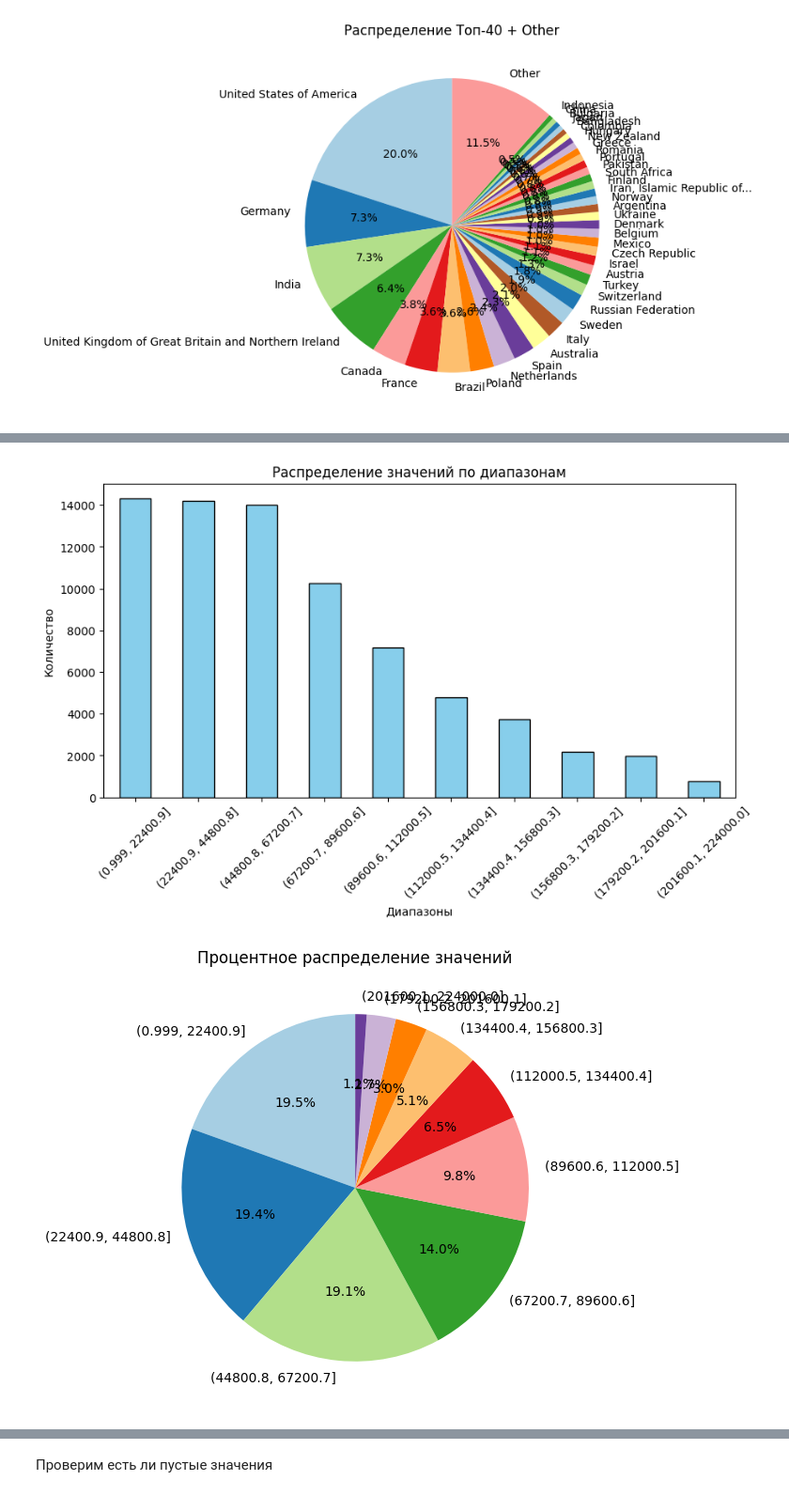
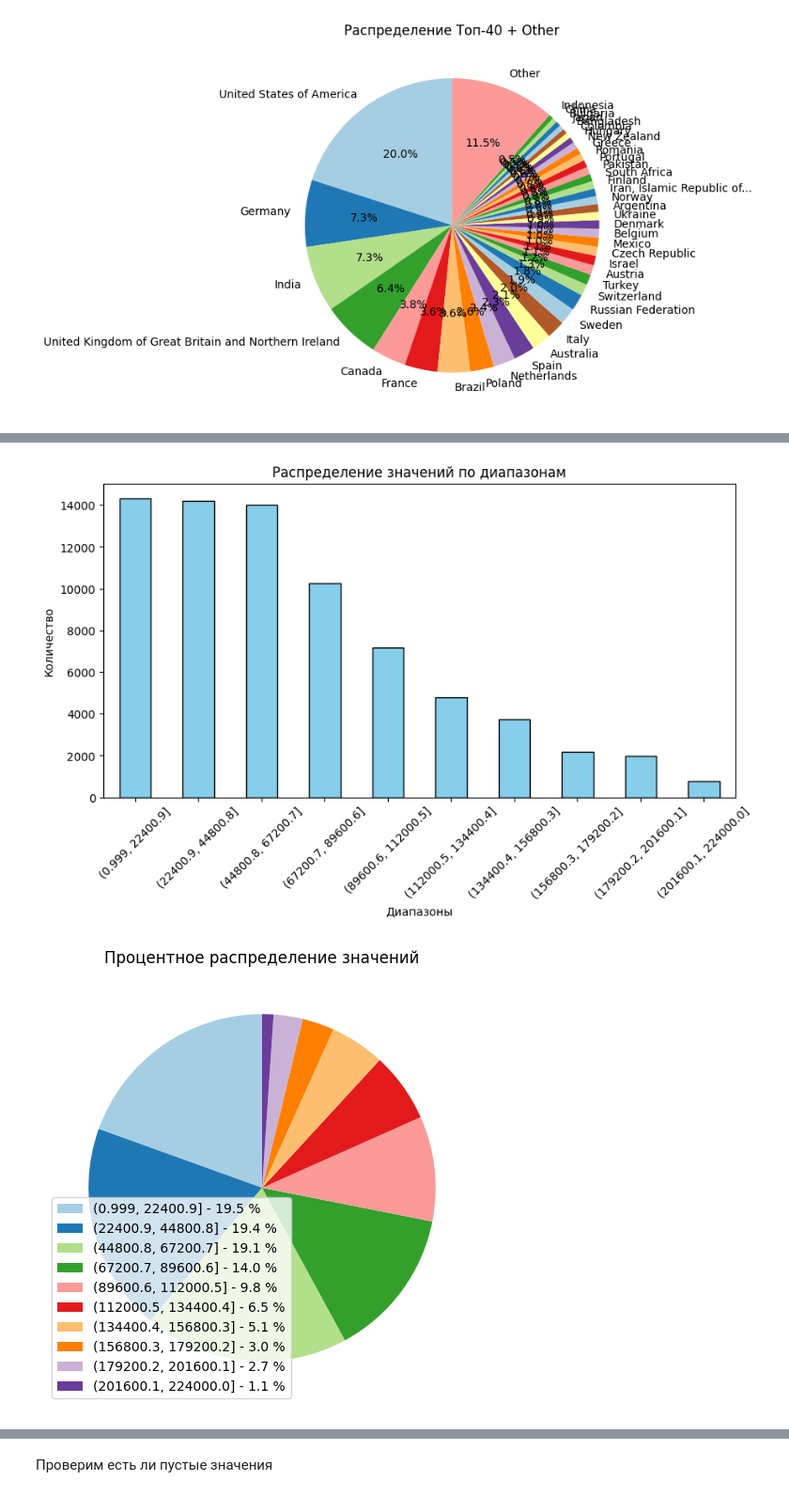
Before and after one commit to Den9p/MO_2, a Jupyter notebook: Кувшанов,_Поляруш,_Чепак_ТюмГУ_МО2_ДЗ_1.ipynb, the cells around one changed output, grey strips where cells are left out. Shown at 94% size. Drawn from its saved outputs; the diff is of its cells as text; code cells hidden in the pictures.

```diff
--- a/Кувшанов,_Поляруш,_Чепак_ТюмГУ_МО2_ДЗ_1.ipynb
+++ b/Кувшанов,_Поляруш,_Чепак_ТюмГУ_МО2_ДЗ_1.ipynb
@@ -305,31 +317,37 @@ plt.show()
 # %%
 min_val, max_val = df['PreviousSalary'].min(), df['PreviousSalary'].max()
 bins = np.linspace(min_val, max_val, 11)  # 10 диапазонов → 11 границ
 
 # Разбиваем значения на интервалы
 temp = pd.cut(df['PreviousSalary'], bins=bins, include_lowest=True)
 
 # Подсчитываем количество значений в каждом диапазоне
 range_counts = temp.value_counts().sort_index()
 
 # Гистограмма
 plt.figure(figsize=(10, 5))
 range_counts.plot(kind='bar', color='skyblue', edgecolor='black')
 plt.xlabel('Диапазоны')
 plt.ylabel('Количество')
 plt.title('Распределение значений по диапазонам')
 plt.xticks(rotation=45)
 plt.show()
 
 # Круговая диаграмма
 plt.figure(figsize=(6, 6))
-range_counts.plot(kind='pie', autopct='%1.1f%%', colors=plt.cm.Paired.colors, startangle=90)
+# Create pie chart
+wedges, texts, autotexts = plt.pie(range_counts, autopct='', colors=plt.cm.Paired.colors, startangle=90)
+
+# Create legend with percentages
+labels = ['{0} - {1:1.1f} %'.format(i, j) for i, j in zip(range_counts.index, 100 * range_counts / range_counts.sum())]
+plt.legend(wedges, labels, loc='best')  # Add legend with percentage labels
+
 plt.ylabel('')
 plt.title('Процентное распределение значений')
 plt.show()
 # %% [output]
 [figure]
-[figure, old version]
+[figure, new version]
 # %%
 tech_series = df['HaveWorkedWith'].str.split(';').explode()
 
```
Also changed, not shown: parts of 6 cells of this notebook.
